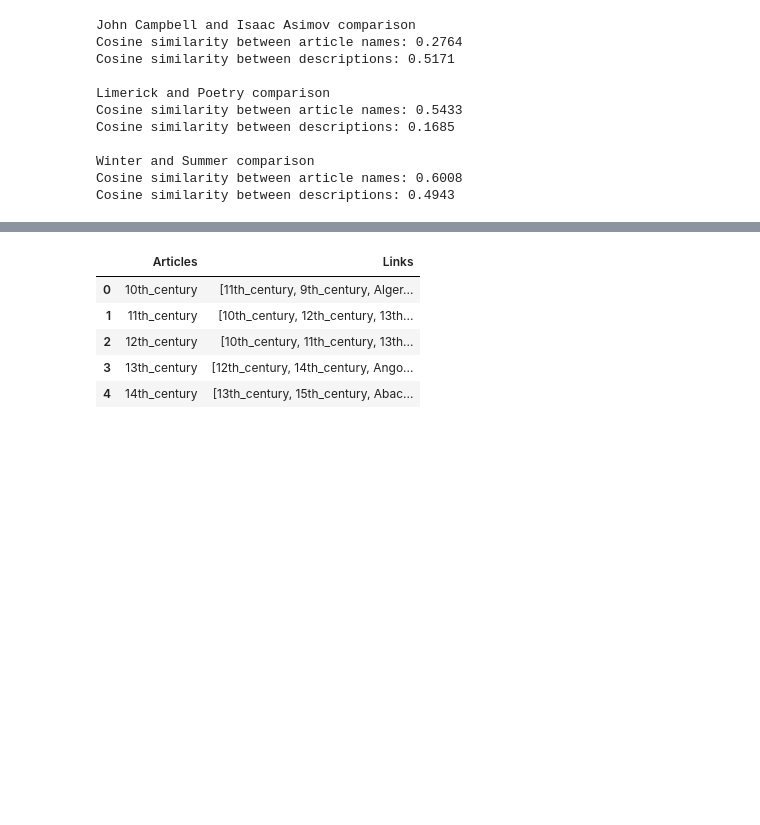
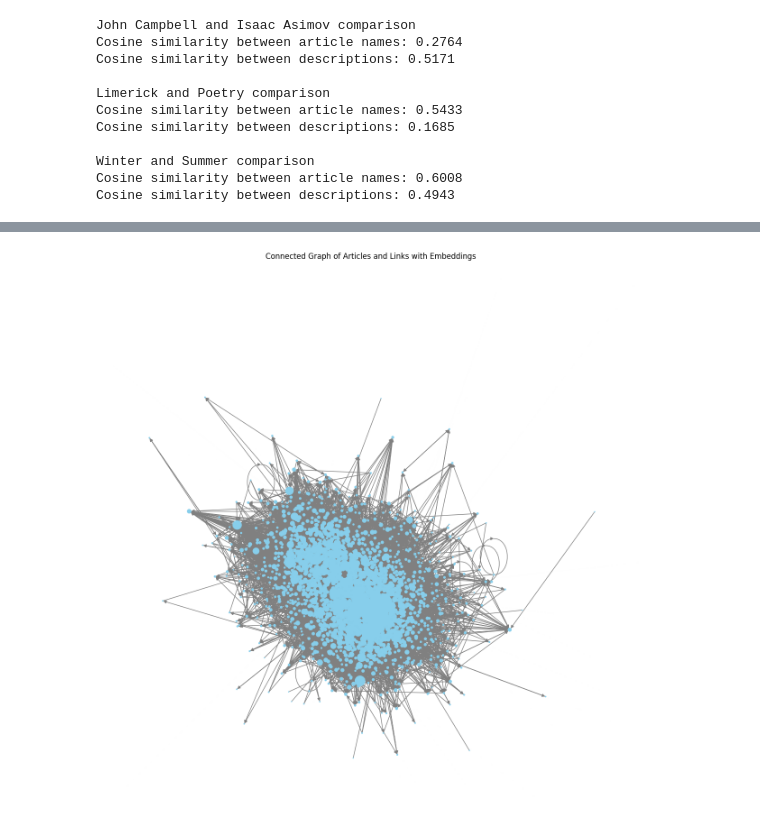
Before and after one commit to angelpras/epfl_ADA_project, a Jupyter notebook: results.ipynb, the cells around one changed output, grey strips where cells are left out. Saved outputs shown, nothing was run; the diff lists cells and outputs as text; code cells hidden in the pictures; blank space fills up the shorter version.

```diff
--- a/results.ipynb
+++ b/results.ipynb
@@ -36 +35,4 @@ df['Description_embedding'] = df['Description'].apply(model.encode, engine='numb
+# %%
+# This needs to calculate the embeddings for each article and description, takes time.
+embedded_articles = articles_to_embeddings(parsed_articles, model)
 # %%
@@ -94,4 +88,2 @@ Intuitively, articles should be linked if the cosine similarity between descript
-# %%
-embedded_articles=articles_to_embeddings(articles_path, model)
 # %%
 df_links = preprocessing_links(data_path)
@@ -98,12 +98,6 @@ df_links = preprocessing_links(data_path)
-# %%
-df_links.head()
-# %% [output]
-|  | Articles | Links |
-| 0 | 10th_century | [11th_century, 9th_century, Alger... |
-| 1 | 11th_century | [10th_century, 12th_century, 13th... |
-| 2 | 12th_century | [10th_century, 11th_century, 13th... |
-| 3 | 13th_century | [12th_century, 14th_century, Ango... |
-| 4 | 14th_century | [13th_century, 15th_century, Abac... |
 # %%
 G=create_graph(embedded_articles, df_links)
+visualize_graph(G)
+# %% [output]
+[figure, added]
 # %%
```
Also changed, not shown: parts of 12 cells of this notebook, 3 other files.
